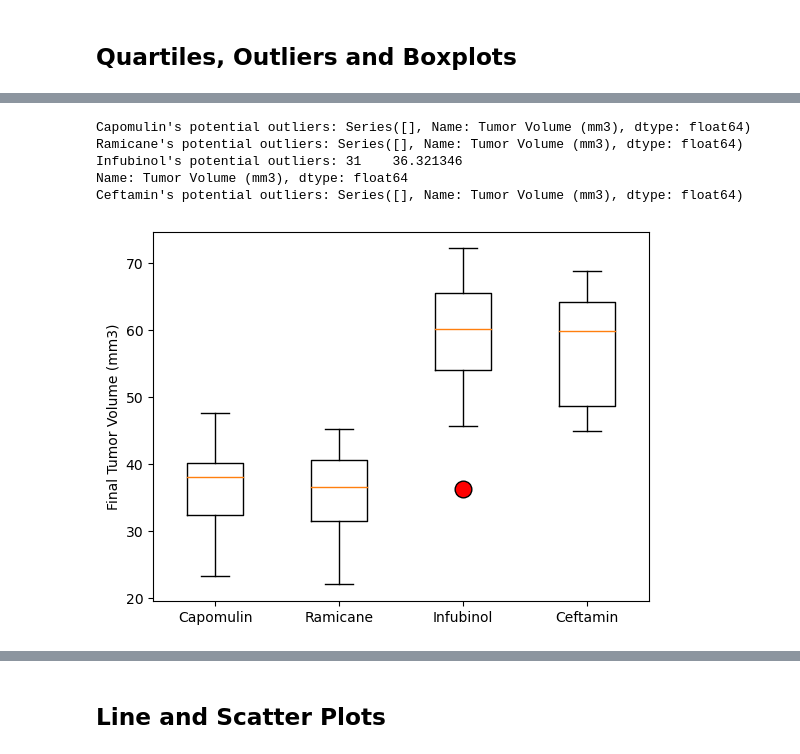
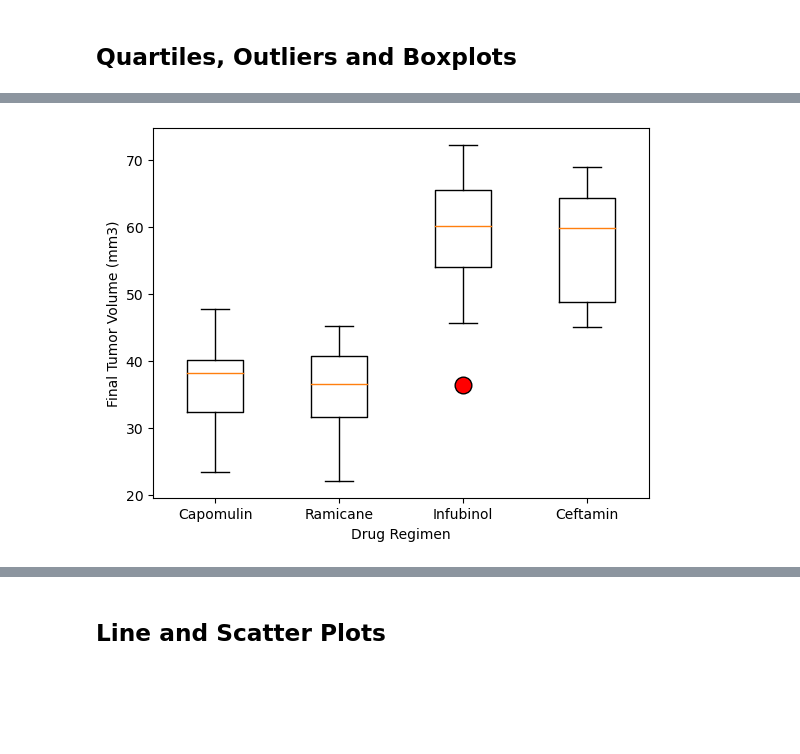
Before and after one commit to mhosseinf/Madule_5_Challenge_Data_Visualisation, a Jupyter notebook: Pymaceuticals/pymaceuticals_starter.ipynb, the cells around one changed output, grey strips where cells are left out. Drawn from its saved outputs; the diff is of its cells as text; code cells hidden in the pictures; blank space fills up the shorter version.

Commit message:
Calculated Quartiles, Found Outliers, and Created a Box Plot

```diff
--- a/Pymaceuticals/pymaceuticals_starter.ipynb
+++ b/Pymaceuticals/pymaceuticals_starter.ipynb
@@ -220,8 +221,12 @@ plt.show()
 # %%
 # Calculate the final tumor volume of each mouse across four of the treatment regimens:
 # Capomulin, Ramicane, Infubinol, and Ceftamin
-
+filtered_data = combined_data.loc[(combined_data["Drug Regimen"]=="Capomulin")|(combined_data["Drug Regimen"]=="Ramicane")|(combined_data["Drug Regimen"]=="Infubinol")|(combined_data["Drug Regimen"]=="Ceftamin"),:]
+final_tumor_volume = filtered_data.groupby('Mouse ID')['Tumor Volume (mm3)'].max()
+# final_tumor_volume
 # Start by getting the last (greatest) timepoint for each mouse
-
+last_timepoints = filtered_data.groupby('Mouse ID')['Timepoint'].max()
 
 # Merge this group df with the original DataFrame to get the tumor volume at the last timepoint
+final_tumor_volumes = filtered_data[filtered_data.set_index(['Mouse ID', 'Timepoint']).index.isin(last_timepoints.items())]
+final_tumor_volumes
@@ -228,11 +247,30 @@ plt.show()
 # %%
 # Put treatments into a list for for loop (and later for plot labels)
+selected_regimens = ['Capomulin', 'Ramicane', 'Infubinol', 'Ceftamin']
+
+# Create empty list to fill with tumor vol data (for plotting)
+tumor_vol_data = []
+for regimen in selected_regimens:
+    regimen_data = final_tumor_volumes[final_tumor_volumes['Drug Regimen'] == regimen]['Tumor Volume (mm3)']
+    tumor_vol_data.append(regimen_data)
+# tumor_vol_data
+# Calculate the IQR and quantitatively determine if there are any potential outliers.
+potential_outliers = {}
+
+for regimen_data, regimen in zip(tumor_vol_data, selected_regimens):
+    # Calculate the quartiles and IQR for the regimen
+    quartiles = regimen_data.quantile([0.25, 0.5, 0.75])
+    lower_quartile = quartiles[0.25]
+    upper_quartile = quartiles[0.75]
+    iqr = upper_quartile - lower_quartile
+    iqr = upper_quartile - lower_quartile
+    # Calculate the lower and upper bounds for potential outliers
+    lower_bound = lower_quartile - 1.5 * iqr
+    upper_bound = upper_quartile + 1.5 * iqr
+    # Find potential outliers
 
 
-# Create empty list to fill with tumor vol data (for plotting)
-
-
-# Calculate the IQR and quantitatively determine if there are any potential outliers.
+    # Store potential outliers in the dictionary
 
 
     # Locate the rows which contain mice on each drug and get the tumor volumes
@@ -242,9 +280,5 @@ plt.show()
 
 
     # Determine outliers using upper and lower bounds
+    outliers = regimen_data[(regimen_data < lower_bound) | (regimen_data > upper_bound)]
+    potential_outliers[regimen] = outliers
-# %% [output]
-Capomulin's potential outliers: Series([], Name: Tumor Volume (mm3), dtype: float64)
-Ramicane's potential outliers: Series([], Name: Tumor Volume (mm3), dtype: float64)
-Infubinol's potential outliers: 31    36.321346
-Name: Tumor Volume (mm3), dtype: float64
-Ceftamin's potential outliers: Series([], Name: Tumor Volume (mm3), dtype: float64)
@@ -251,4 +326,10 @@ Ceftamin's potential outliers: Series([], Name: Tumor Volume (mm3), dtype: float
 # %%
 # Generate a box plot that shows the distrubution of the tumor volume for each treatment group.
+tumor_vol_data = list(tumor_volumes_by_regimen.values())
+plt.boxplot(tumor_vol_data, labels=selected_regimens, flierprops=dict(marker='o', markersize=12, markerfacecolor='red', markeredgecolor='black'))
+# plt.title("Tumor Volume Distribution by Treatment Group")
+plt.xlabel("Drug Regimen")
+plt.ylabel("Final Tumor Volume (mm3)")
+plt.show()
 # %% [output]
-[figure, old version]
+[figure, new version]
```
Also changed, not shown: parts of 6 cells of this notebook.
